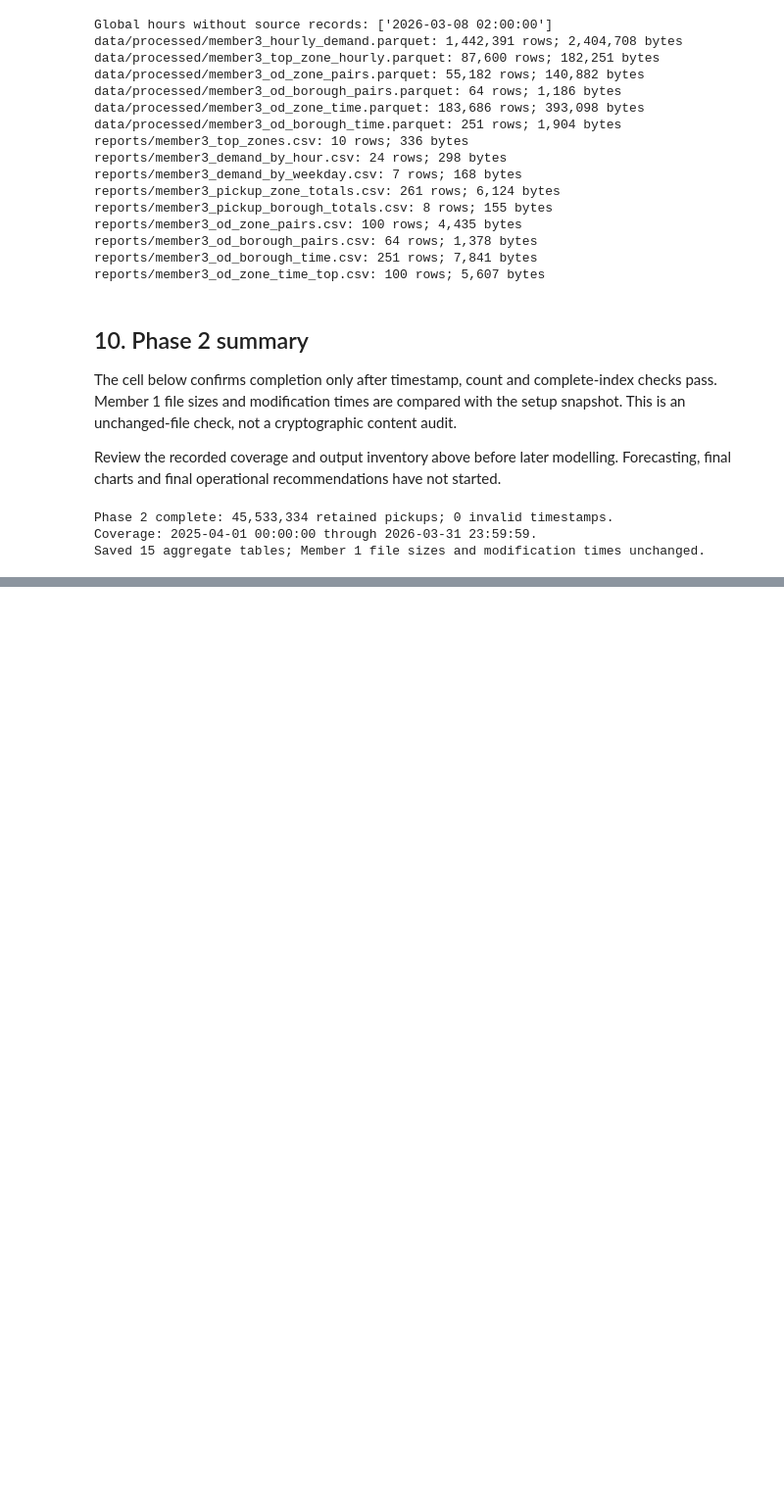
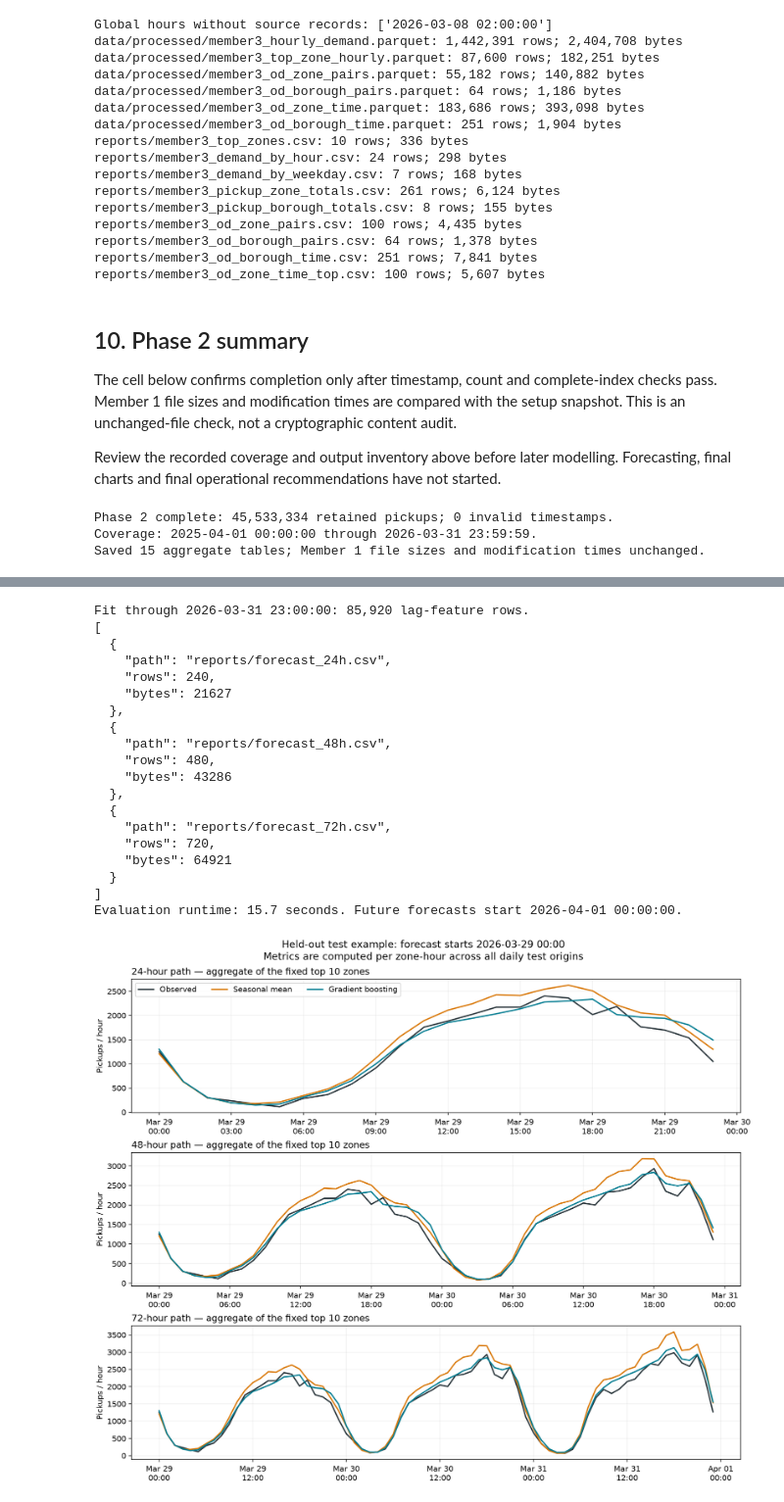
Before and after one commit to Tharukshan03/urban-flow-datathon-2026, a Jupyter notebook: notebooks/03_demand_and_spatial_analysis.ipynb, the cells around one changed output, grey strips where cells are left out. Shown at 98% size. Cells and saved outputs as stored; diff of their text form; code cells hidden in the pictures; blank space fills up the shorter version.

Commit message:
feat(member3): add chronological demand forecasting and evaluation

```diff
--- a/notebooks/03_demand_and_spatial_analysis.ipynb
+++ b/notebooks/03_demand_and_spatial_analysis.ipynb
@@ -188,0 +197,28 @@ Saved 15 aggregate tables; Member 1 file sizes and modification times unchanged.
+# %%
+from pathlib import Path
+import os
+import sys
+import importlib
+import pandas as pd
+import numpy as np
+import sklearn
+import matplotlib
+from IPython.display import display, Image
+if not Path('data/processed/member3_top_zone_hourly.parquet').is_file():
+    if Path('../data/processed/member3_top_zone_hourly.parquet').is_file():
+        os.chdir('..')
+    else:
+        raise FileNotFoundError('Phase 2 aggregate not found')
+if '.' not in sys.path:
+    sys.path.insert(0, '.')
+from src import member3_forecasting as forecasting
+importlib.reload(forecasting)
+protected_paths = [Path('data/processed/clean_trips.parquet'), *Path('data/splits').glob('*.parquet'),
+    *Path('data/processed').glob('member3_*.parquet'), *Path('reports').glob('member3_*.csv'),
+    Path('data/feature_contract.md'), Path('docs/MEMBER1_HANDOVER.md'),
+    Path('reports/data_cleaning_decisions.md'), Path('notebooks/01_data_audit_and_cleaning.ipynb')]
+# Phase 3 outputs may already exist on rerun; only preserve Member 1 and Phase 2 artifacts here.
+protected_paths = [p for p in protected_paths if 'forecast' not in p.name]
+before_stats = {p: (p.stat().st_size, p.stat().st_mtime_ns) for p in protected_paths}
+print('Versions:', {'pandas': pd.__version__, 'numpy': np.__version__, 'sklearn': sklearn.__version__, 'matplotlib': matplotlib.__version__})
+wide = forecasting.load_data()
@@ -188,0 +246,3 @@ Saved 15 aggregate tables; Member 1 file sizes and modification times unchanged.
+# %%
+feature_data, backtests, metrics, evaluation_seconds = forecasting.evaluate(wide)
+display(metrics)
@@ -188,0 +276,24 @@ Saved 15 aggregate tables; Member 1 file sizes and modification times unchanged.
+# %%
+forecast_summary = forecasting.save_outputs(wide, feature_data, backtests, metrics, evaluation_seconds)
+display(Image(filename='reports/figures/demand_forecast.png'))
+# %% [output]
+Fit through 2026-03-31 23:00:00: 85,920 lag-feature rows.
+[
+  {
+    "path": "reports/forecast_24h.csv",
+    "rows": 240,
+    "bytes": 21627
+  },
+  {
+    "path": "reports/forecast_48h.csv",
+    "rows": 480,
+    "bytes": 43286
+  },
+  {
+    "path": "reports/forecast_72h.csv",
+    "rows": 720,
+    "bytes": 64921
+  }
+]
+Evaluation runtime: 15.7 seconds. Future forecasts start 2026-04-01 00:00:00.
+[figure, added]
```
Also changed, not shown: parts of 8 cells of this notebook, 9 other files.
